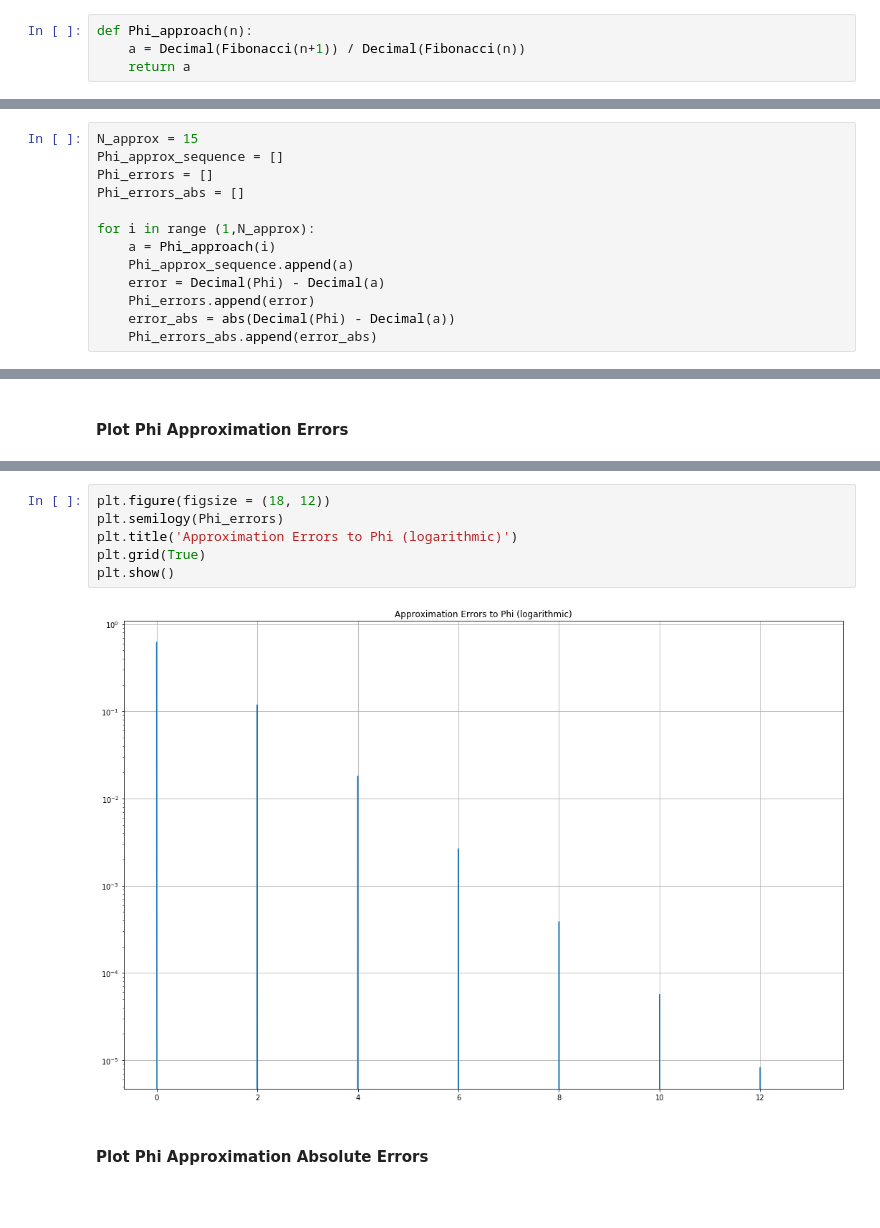
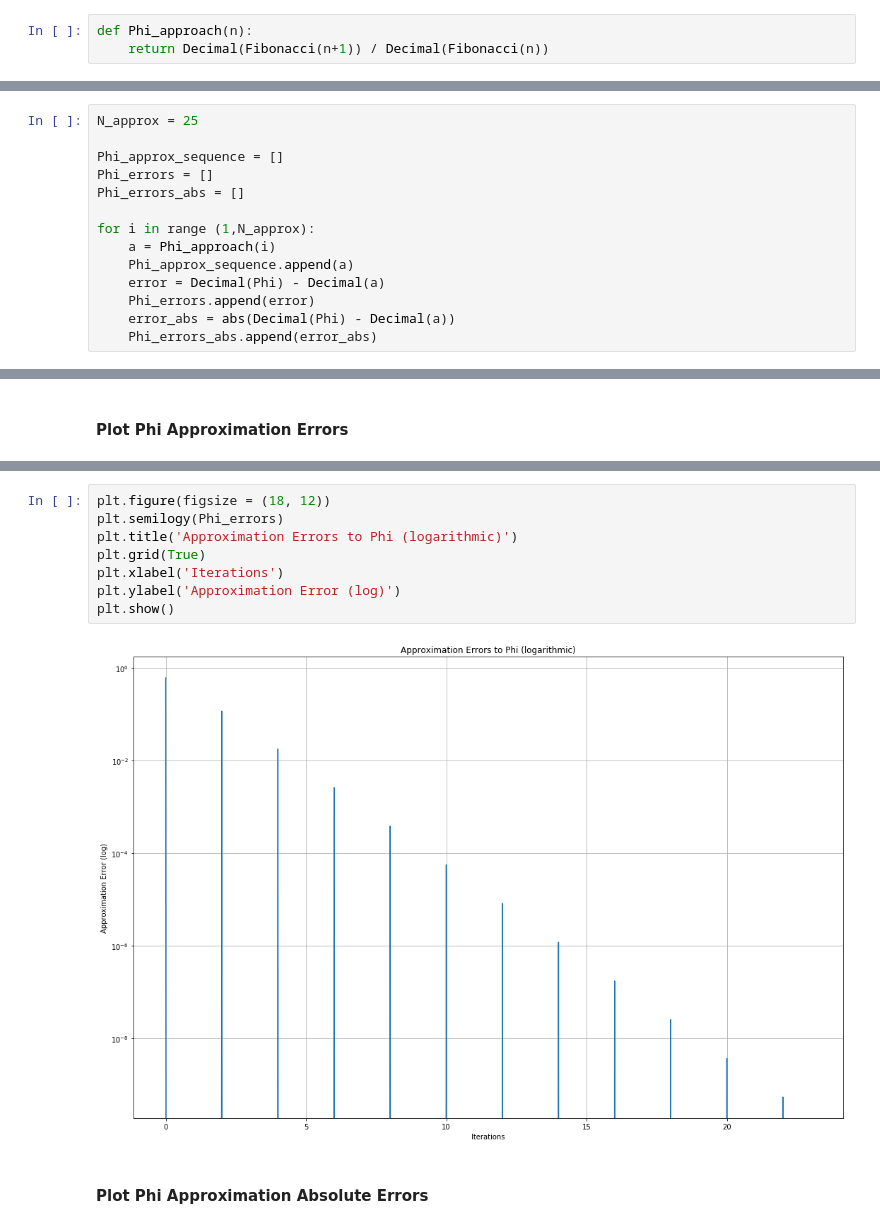
Before and after one commit to jaimeperezsanchez/Fibonacci_Golden-Ration, a Jupyter notebook: Phi_Approx_Fibonacci.ipynb, the cells around one changed output, grey strips where cells are left out. Drawn from its saved outputs; the diff is of its cells as text; blank space fills up the shorter version.

Commit message:
Phi-Fibonacci Approximation

```diff
--- a/Phi_Approx_Fibonacci.ipynb
+++ b/Phi_Approx_Fibonacci.ipynb
@@ -46,8 +46,7 @@ print(Fibonacci(n_test))
 ### Approximation function of the Golden Ratio with the Fibonacci Sequence
 # %%
 def Phi_approach(n):
-    a = Decimal(Fibonacci(n+1)) / Decimal(Fibonacci(n))
-    return a
+    return Decimal(Fibonacci(n+1)) / Decimal(Fibonacci(n))
 # %% [markdown]
 #### Test Aproximation function
 # %%
@@ -58,7 +57,8 @@ print(Phi_approach(n_test))
 # %% [markdown]
 ### Loop to test the approximations
 # %%
-N_approx = 15
+N_approx = 25
+
 Phi_approx_sequence = []
 Phi_errors = []
 Phi_errors_abs = []
@@ -128,11 +137,13 @@ plt.show()
 # %%
 plt.figure(figsize = (18, 12))
 plt.semilogy(Phi_errors)
 plt.title('Approximation Errors to Phi (logarithmic)')
 plt.grid(True)
+plt.xlabel('Iterations')
+plt.ylabel('Approximation Error (log)')
 plt.show()
 # %% [output]
-[figure, old version]
+[figure, new version]
 # %% [markdown]
 #### Plot Phi Approximation Absolute Errors
 # %%
```
Also changed, not shown: parts of 7 cells of this notebook.
